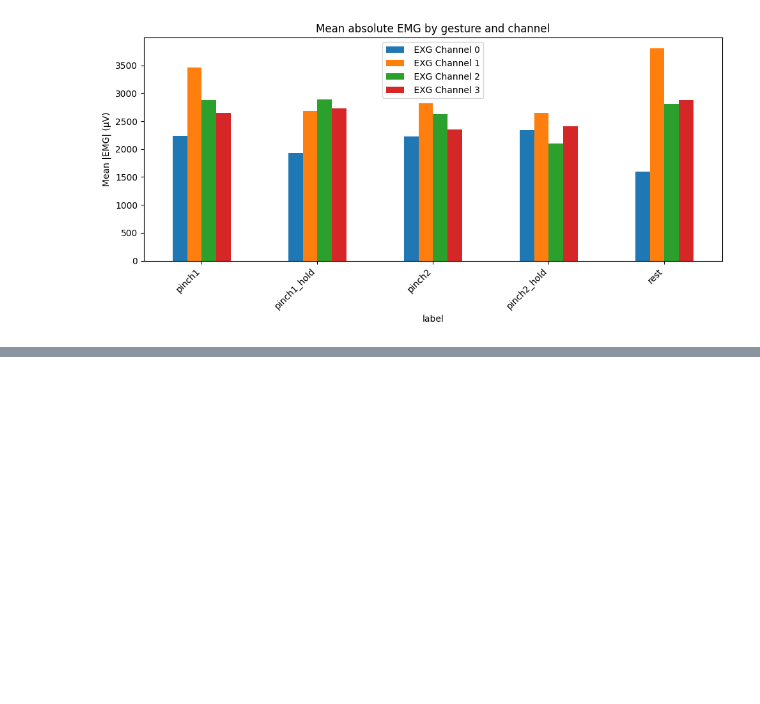
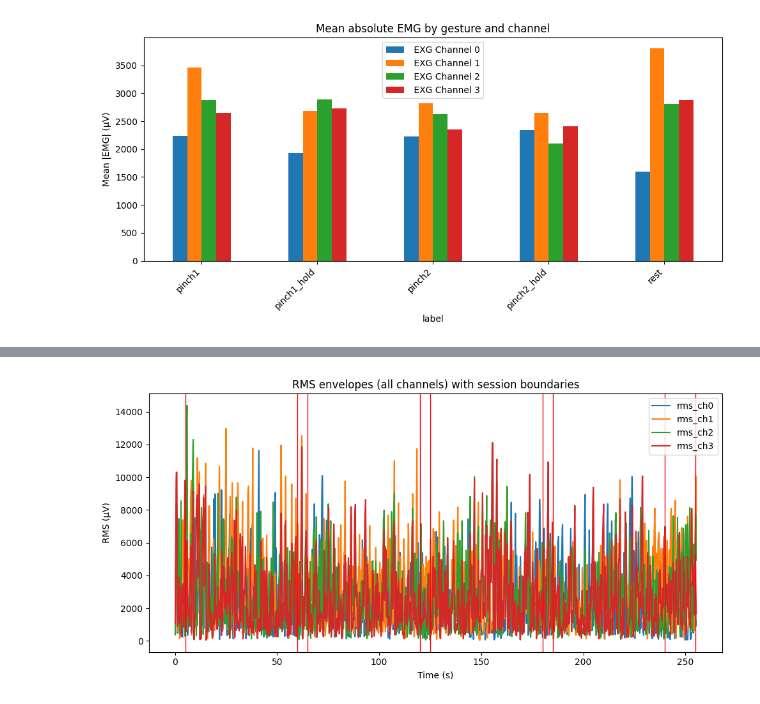
Before and after one commit to FBen3/wrist-emg, a Jupyter notebook: notebooks/01_view_emg_session1.ipynb, the cells around one changed output, grey strips where cells are left out. Cells and saved outputs as stored; diff of their text form; code cells hidden in the pictures; blank space fills up the shorter version.

```diff
--- a/notebooks/01_view_emg_session1.ipynb
+++ b/notebooks/01_view_emg_session1.ipynb
@@ -142,0 +219,21 @@ plt.show()
+# %%
+# plotting RMS envelopes for all 4 channels, with session boundaries
+# (helps us see which channels light up for which gesture blocks)
+
+plt.figure(figsize=(10, 5))
+plt.plot(win_df["t_center"], win_df["rms_ch0"], label="rms_ch0")  # channel 0 envelope
+plt.plot(win_df["t_center"], win_df["rms_ch1"], label="rms_ch1")  # channel 1 envelope
+plt.plot(win_df["t_center"], win_df["rms_ch2"], label="rms_ch2")  # channel 2 envelope
+plt.plot(win_df["t_center"], win_df["rms_ch3"], label="rms_ch3")  # channel 3 envelope
+
+for b in boundaries:
+    plt.axvline(b, linewidth=1, color="red")
+
+plt.title("RMS envelopes (all channels) with session boundaries")
+plt.xlabel("Time (s)")
+plt.ylabel("RMS (µV)")
+plt.legend()
+plt.tight_layout()
+plt.show()
+# %% [output]
+[figure, added]
```
Also changed, not shown: parts of 10 cells of this notebook.
